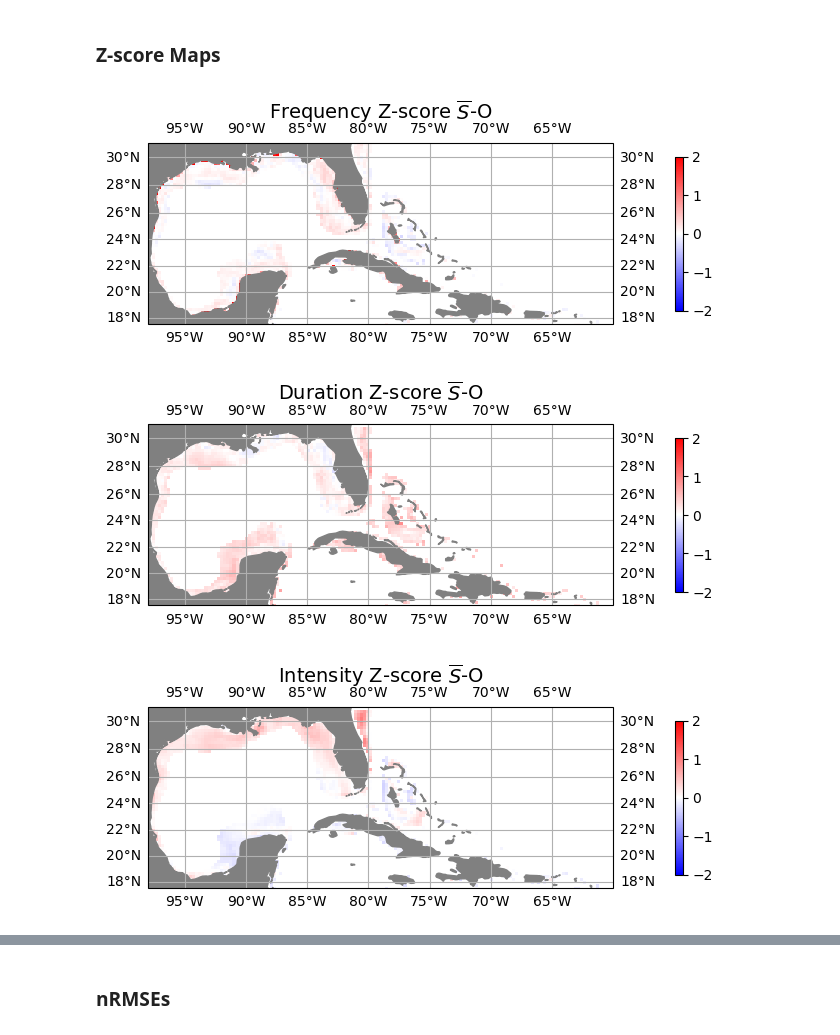
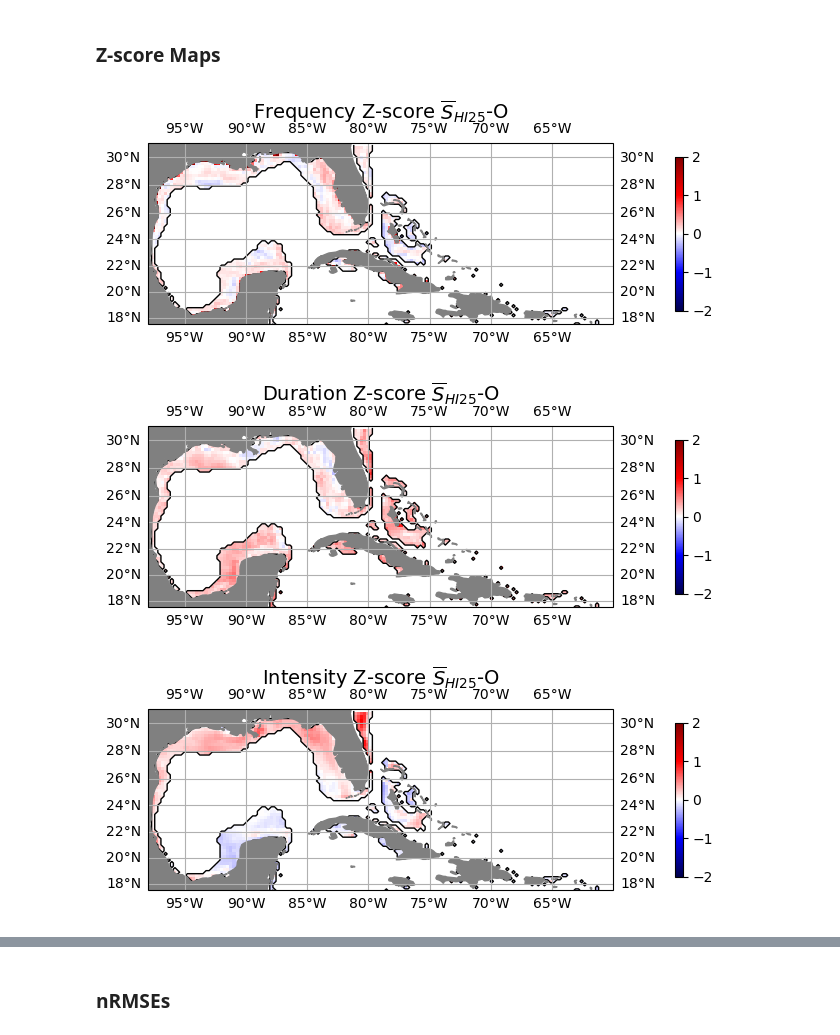
Before and after one commit to shanicetbailey/MHW-gfdl, a Jupyter notebook: 1c1_MHW-SPEAR-hi25-200m_bath.ipynb, the cells around one changed output, grey strips where cells are left out. Saved outputs shown, nothing was run; the diff lists cells and outputs as text; code cells hidden in the pictures.

```diff
--- a/1c1_MHW-SPEAR-hi25-200m_bath.ipynb
+++ b/1c1_MHW-SPEAR-hi25-200m_bath.ipynb
@@ -159,7 +161,7 @@ def cartopy_plot_single(da, cmap_choice, cbar_label, var_title, vmin=None, vmax=
     ax.set_extent([-98, -60, 17.5, 31], crs=ccrs.PlateCarree())
     ax.add_feature(cfeature.NaturalEarthFeature('physical', 'land', '50m',
                                             edgecolor='face',
-                                            facecolor='0.5'))
+                                            facecolor='0.5'), zorder=2)
     # ---- infer coord names if not provided ----
     lat_candidates = ['lat', 'latitude', 'yT', 'yh']
     lon_candidates = ['lon', 'longitude', 'xT', 'xh']
@@ -188,7 +190,10 @@ def cartopy_plot_single(da, cmap_choice, cbar_label, var_title, vmin=None, vmax=
             norm.vmax = vmax
     # -------------------------------------------------------------------------------
     im = ax.pcolormesh(lons, lats, da, transform=ccrs.PlateCarree(),
-                       norm=norm, cmap=cmap_choice)
+                       norm=norm, cmap=cmap_choice, zorder=1)
+    # ---- contour overlay ----
+    ax.contour(mask25[lon_name], mask25[lat_name], mask25,
+               colors='k', linewidths=1, transform=ccrs.PlateCarree(), zorder=1)
     cb = fig.colorbar(im, ax=ax, shrink=0.25, pad=0.1)
     cb.set_label(fr"{cbar_label}", labelpad=8, fontsize=12)
     g1 = ax.gridlines(crs=ccrs.PlateCarree(), draw_labels=True)
@@ -196,14 +201,14 @@ def cartopy_plot_single(da, cmap_choice, cbar_label, var_title, vmin=None, vmax=
     g1.ylabels_right = False
     plt.title(f'{var_title}', fontsize=14, y=1.09)
 # %%
-cartopy_plot_single(zscore_freq_oi200, 'bwr', '', r'Frequency Z-score $\overline{S}$-O', vmin=-2, vmax=2);
+cartopy_plot_single(zscore_freq_oi200, 'seismic', '', r'Frequency Z-score $\overline{S}_{HI25}$-O', vmin=-2, vmax=2);
 # %% [output]
-[figure, old version]
+[figure, new version]
 # %%
-cartopy_plot_single(zscore_dur_oi200, 'bwr', '', r'Duration Z-score $\overline{S}$-O', vmin=-2, vmax=2);
+cartopy_plot_single(zscore_dur_oi200, 'seismic', '', r'Duration Z-score $\overline{S}_{HI25}$-O', vmin=-2, vmax=2);
 # %% [output]
-[figure, old version]
+[figure, new version]
 # %%
-cartopy_plot_single(zscore_int_oi200, 'bwr', '', r'Intensity Z-score $\overline{S}$-O', vmin=-2, vmax=2);
+cartopy_plot_single(zscore_int_oi200, 'seismic', '', r'Intensity Z-score $\overline{S}_{HI25}$-O', vmin=-2, vmax=2);
 # %% [output]
-[figure, old version]
+[figure, new version]
```
Also changed, not shown: parts of 18 cells of this notebook.
